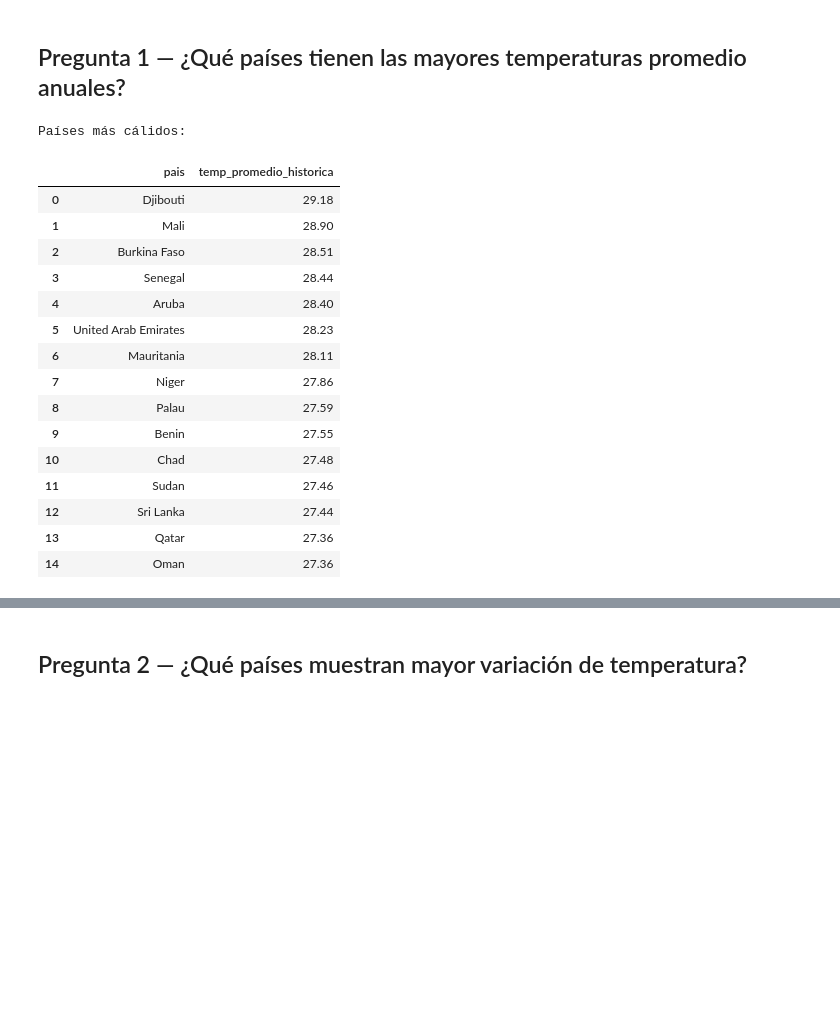
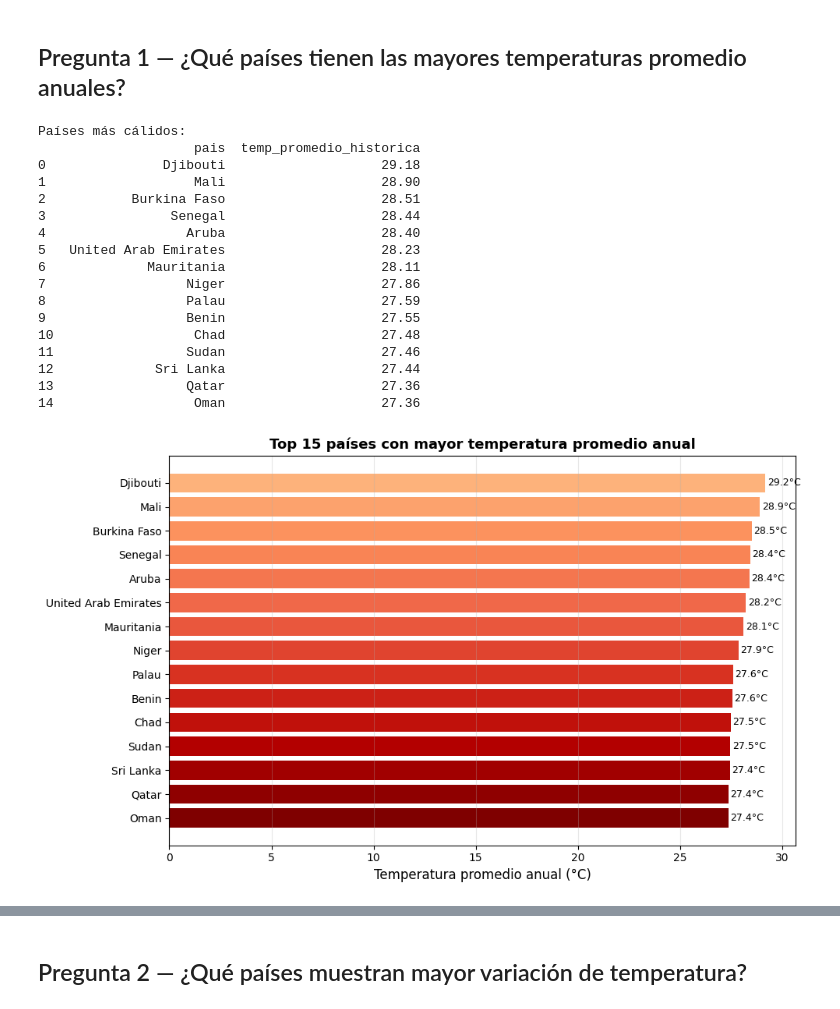
Before and after one commit to Alahin04/Actividad-An-lisis-Cambio-Clim-tico---Pr-ctica-SQL, a Jupyter notebook: Análisis_Cambio_Climático_SQL_IMD.ipynb, the cells around one changed output, grey strips where cells are left out. Cells and saved outputs as stored; diff of their text form; code cells hidden in the pictures; blank space fills up the shorter version.

```diff
--- a/Análisis_Cambio_Climático_SQL_IMD.ipynb
+++ b/Análisis_Cambio_Climático_SQL_IMD.ipynb
@@ -662,35 +662,50 @@ Las siguientes preguntas se responden sobre tabla_final, resultado de la integra
 entre temperatura y población para el periodo 1960–2013.
 # %% [markdown]
 ## Pregunta 1 — ¿Qué países tienen las mayores temperaturas promedio anuales?
-# %%
-#Países con mayores temperaturas promedio anuales
-query_p1 = """
-SELECT
-    pais,
-    ROUND(AVG(temp_promedio_anual), 2) AS temp_promedio_historica
-FROM tabla_final
-GROUP BY pais
-ORDER BY temp_promedio_historica DESC
-LIMIT 15
-"""
-df_p1 = pd.read_sql_query(query_p1, conn)
-print("Países más cálidos:")
-df_p1
-# %% [output]
-Países más cálidos:
-|  | pais | temp_promedio_historica |
-| 0 | Djibouti | 29.18 |
-| 1 | Mali | 28.90 |
-| 2 | Burkina Faso | 28.51 |
-| 3 | Senegal | 28.44 |
-| 4 | Aruba | 28.40 |
-| 5 | United Arab Emirates | 28.23 |
-| 6 | Mauritania | 28.11 |
-| 7 | Niger | 27.86 |
-| 8 | Palau | 27.59 |
-| 9 | Benin | 27.55 |
-| 10 | Chad | 27.48 |
-| 11 | Sudan | 27.46 |
-| 12 | Sri Lanka | 27.44 |
-| 13 | Qatar | 27.36 |
-| 14 | Oman | 27.36 |
+# %%
+#Países con mayores temperaturas promedio anuales
+query_p1 = """
+SELECT
+    pais,
+    ROUND(AVG(temp_promedio_anual), 2) AS temp_promedio_historica
+FROM tabla_final
+GROUP BY pais
+ORDER BY temp_promedio_historica DESC
+LIMIT 15
+"""
+df_p1 = pd.read_sql_query(query_p1, conn)
+print("Países más cálidos:")
+print(df_p1)
+
+# Gráfico
+fig, ax = plt.subplots(figsize=(10, 6))
+colores = plt.cm.OrRd(np.linspace(0.4, 1.0, len(df_p1)))
+bars = ax.barh(df_p1['pais'], df_p1['temp_promedio_historica'], color=colores)
+ax.set_xlabel('Temperatura promedio anual (°C)', fontsize=12)
+ax.set_title('Top 15 países con mayor temperatura promedio anual', fontsize=13, fontweight='bold')
+ax.invert_yaxis()
+for bar, val in zip(bars, df_p1['temp_promedio_historica']):
+    ax.text(bar.get_width() + 0.1, bar.get_y() + bar.get_height()/2,
+            f'{val:.1f}°C', va='center', fontsize=9)
+ax.grid(axis='x', alpha=0.3)
+plt.tight_layout()
+plt.show()
+# %% [output]
+Países más cálidos:
+                    pais  temp_promedio_historica
+0               Djibouti                    29.18
+1                   Mali                    28.90
+2           Burkina Faso                    28.51
+3                Senegal                    28.44
+4                  Aruba                    28.40
+5   United Arab Emirates                    28.23
+6             Mauritania                    28.11
+7                  Niger                    27.86
+8                  Palau                    27.59
+9                  Benin                    27.55
+10                  Chad                    27.48
+11                 Sudan                    27.46
+12             Sri Lanka                    27.44
+13                 Qatar                    27.36
+14                  Oman                    27.36
+[figure, added]
```
Also changed, not shown: parts of 13 cells of this notebook.
